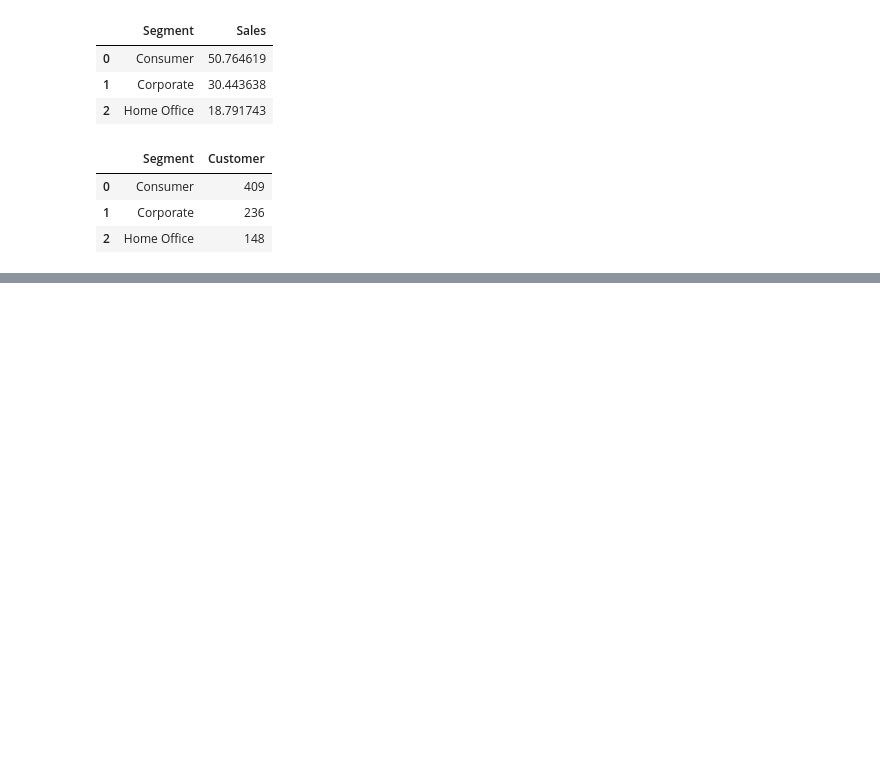
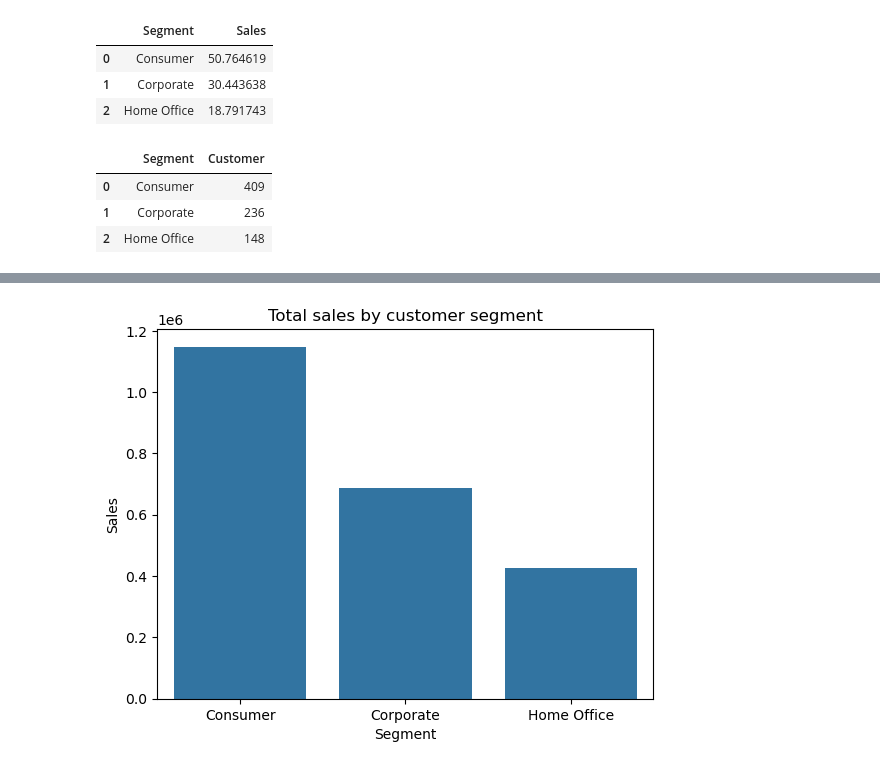
Before and after one commit to yashpawar-99/ecommerce-sales-analysis, a Jupyter notebook: notebooks/03_customer_analysis.ipynb, the cells around one changed output, grey strips where cells are left out. Drawn from its saved outputs; the diff is of its cells as text; code cells hidden in the pictures; blank space fills up the shorter version.

```diff
--- a/notebooks/03_customer_analysis.ipynb
+++ b/notebooks/03_customer_analysis.ipynb
@@ -193,3 +194,12 @@ avg_revanue_cust.reset_index()
 | 0 | Consumer | 2806.993963 |
 | 1 | Corporate | 2917.347775 |
 | 2 | Home Office | 2871.501195 |
+# %%
+#How much total sales does each customer segment generate?
+sns.barplot(x="Segment",y="Sales",data=sales_by_segment)
+plt.title("Total sales by customer segment")
+plt.xlabel("Segment")
+plt.ylabel("Sales")
+plt.show()
+# %% [output]
+[figure, added]
```
Also changed, not shown: parts of 3 cells of this notebook, 1 other file.
